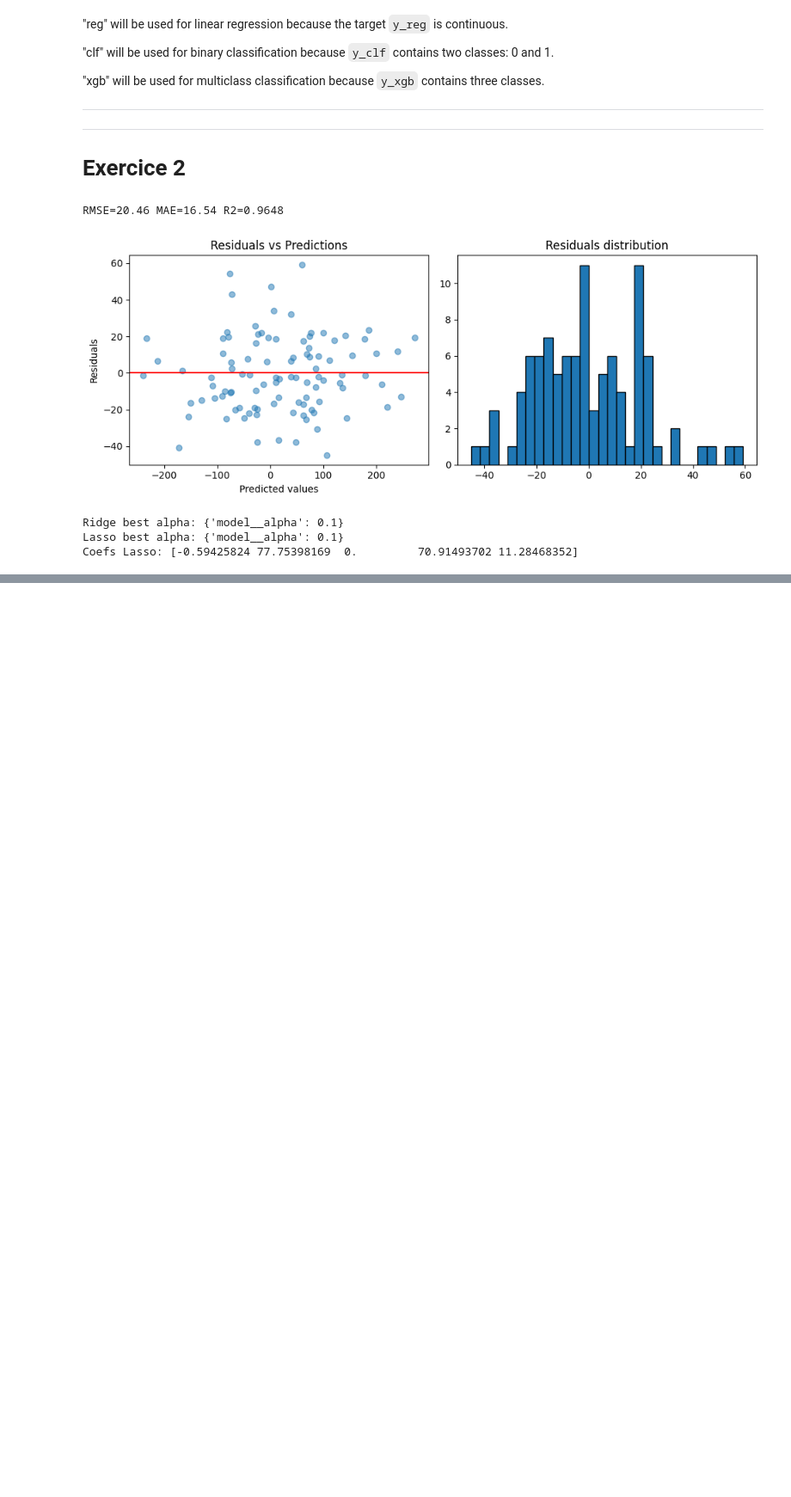
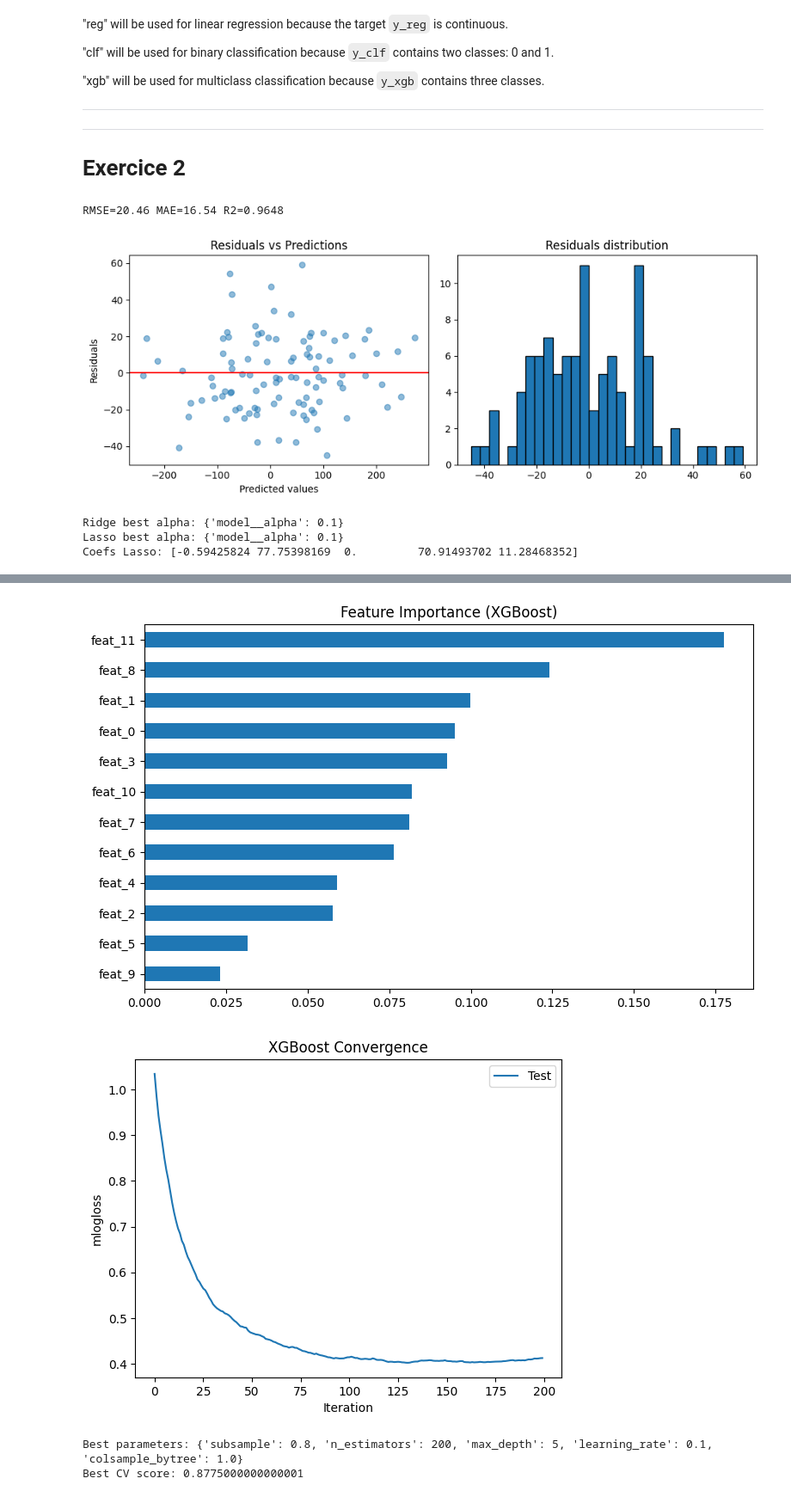
Before and after one commit to coriom/Introduction_K-means, a Jupyter notebook: TP_2.ipynb, the cells around one changed output, grey strips where cells are left out. Shown at 86% size. Cells and saved outputs as stored; diff of their text form; code cells hidden in the pictures; blank space fills up the shorter version.

```diff
--- a/TP_2.ipynb
+++ b/TP_2.ipynb
@@ -227,0 +522,38 @@ Q2.4
+# %%
+#Feature importance
+feat_imp = pd.Series(xgb_clf.feature_importances_,
+index=[f'feat_{i}' for i in range(X_xgb.shape[1])])
+feat_imp.sort_values().plot(kind='barh', figsize=(8,5),
+title='Feature Importance (XGBoost)')
+plt.tight_layout(); plt.show()
+
+#  Learning curve (evals_result)
+results = xgb_clf.evals_result()
+plt.plot(results['validation_0']['mlogloss'], label='Test')
+plt.xlabel('Iteration'); plt.ylabel('mlogloss')
+plt.title('XGBoost Convergence'); plt.legend(); plt.show()
+
+#  Hyperparameter tuning with RandomizedSearchCV
+from sklearn.model_selection import RandomizedSearchCV
+param_dist = {
+'n_estimators': [100, 200, 300],
+'max_depth': [3, 4, 5, 6],
+'learning_rate': [0.01, 0.05, 0.1, 0.2],
+'subsample': [0.6, 0.8, 1.0],
+'colsample_bytree': [0.6, 0.8, 1.0],
+}
+
+rs = RandomizedSearchCV(
+xgb.XGBClassifier(eval_metric='mlogloss', random_state=42),
+param_dist, n_iter=20, cv=5,
+scoring='accuracy', random_state=42, n_jobs=-1
+)
+
+rs.fit(X_tr3, y_tr3)
+print('Best parameters:', rs.best_params_)
+print('Best CV score:', rs.best_score_)
+# %% [output]
+[figure, added]
+[figure, added]
+Best parameters: {'subsample': 0.8, 'n_estimators': 200, 'max_depth': 5, 'learning_rate': 0.1, 'colsample_bytree': 1.0}
+Best CV score: 0.8775000000000001
```
Also changed, not shown: parts of 14 cells of this notebook.
